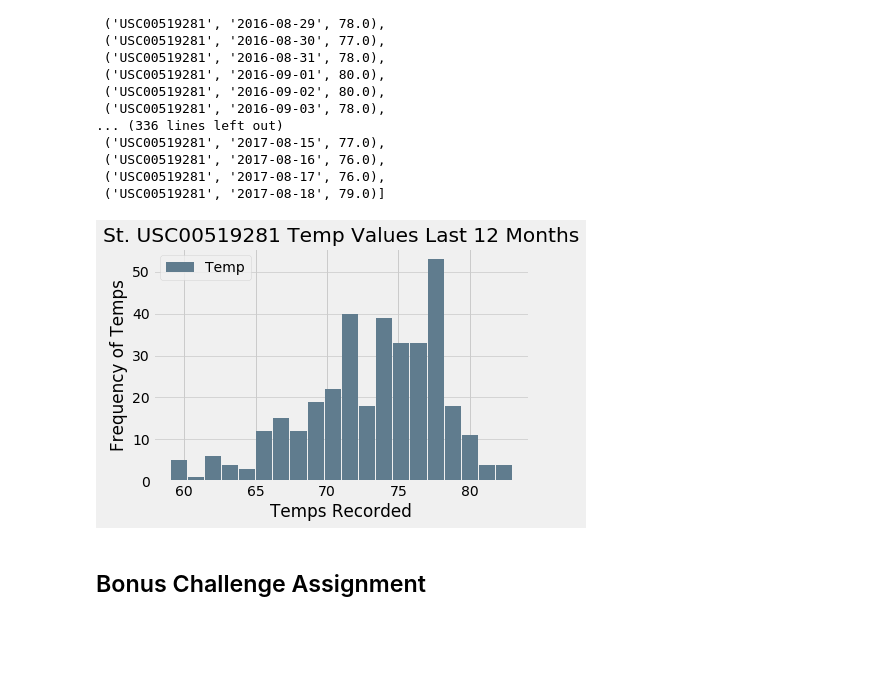
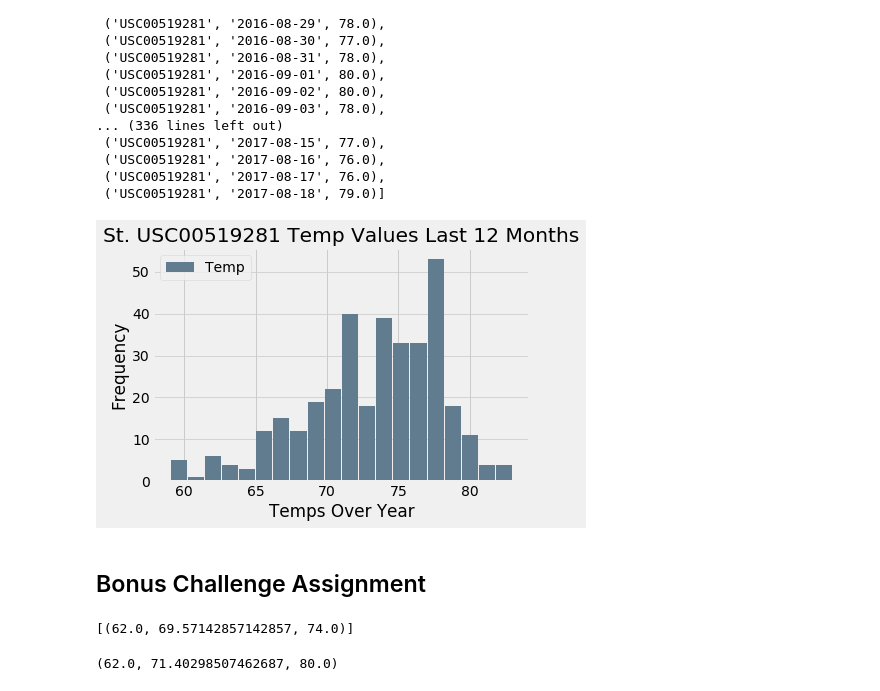
Before and after one commit to gitgranthub/sqlalchemy-challenge, a Jupyter notebook: climate_analysis.ipynb, the cells around one changed output. Drawn from its saved outputs; the diff is of its cells as text; code cells hidden in the pictures; blank space fills up the shorter version.

```diff
--- a/climate_analysis.ipynb
+++ b/climate_analysis.ipynb
@@ -236,29 +238,23 @@ temp_df.sort_values('Date', inplace=True)
 # %%
 size, scale = 1000, 10
 
 temp_df.plot.hist(grid=True, bins=20, rwidth=.94,
                    color='#607c8e')
 plt.title('St. USC00519281 Temp Values Last 12 Months')
-plt.xlabel('Temps Recorded')
-plt.ylabel('Frequency of Temps')
+plt.xlabel('Temps Over Year')
+plt.ylabel('Frequency')
+plt.savefig('images/station-histogram.png', bbox_inches = 'tight', dpi=150)
 plt.grid(axis='y', alpha=0.75)
 # %% [output]
-[figure, old version]
+[figure, new version]
 # %% [markdown]
 ## Bonus Challenge Assignment
 # %%
 # This function called `calc_temps` will accept start date and end date in the format '%Y-%m-%d'
 # and return the minimum, average, and maximum temperatures for that range of dates
 def calc_temps(start_date, end_date):
-    sel = [Dow.stock,
-       func.avg(Dow.open_price),
-       func.avg(Dow.high_price),
-       func.avg(Dow.low_price),
-       func.avg(Dow.close_price)]
-    session.query(*sel).filter(func.strftime("%m", Dow.date) == "05").\
-    group_by(Dow.stock).\
-    order_by(Dow.stock).all()
-may_averages
+
+
     """TMIN, TAVG, and TMAX for a list of dates.
 
     Args:
@@ -274,9 +270,17 @@ may_averages
 
 # function usage example
 print(calc_temps('2012-02-28', '2012-03-05'))
+# %% [output]
+[(62.0, 69.57142857142857, 74.0)]
 # %%
 # Use your previous function `calc_temps` to calculate the tmin, tavg, and tmax
 # for your trip using the previous year's data for those same dates.
+start_date = '2017-02-10'
+end_date = '2017-02-20'
+temp_stats = calc_temps(start_date,end_date)[0]
+temp_stats
+# %% [output]
+(62.0, 71.40298507462687, 80.0)
 # %%
 # Plot the results from your previous query as a bar chart.
 # Use "Trip Avg Temp" as your Title
```
Also changed, not shown: parts of 6 cells of this notebook, 5 other files.
